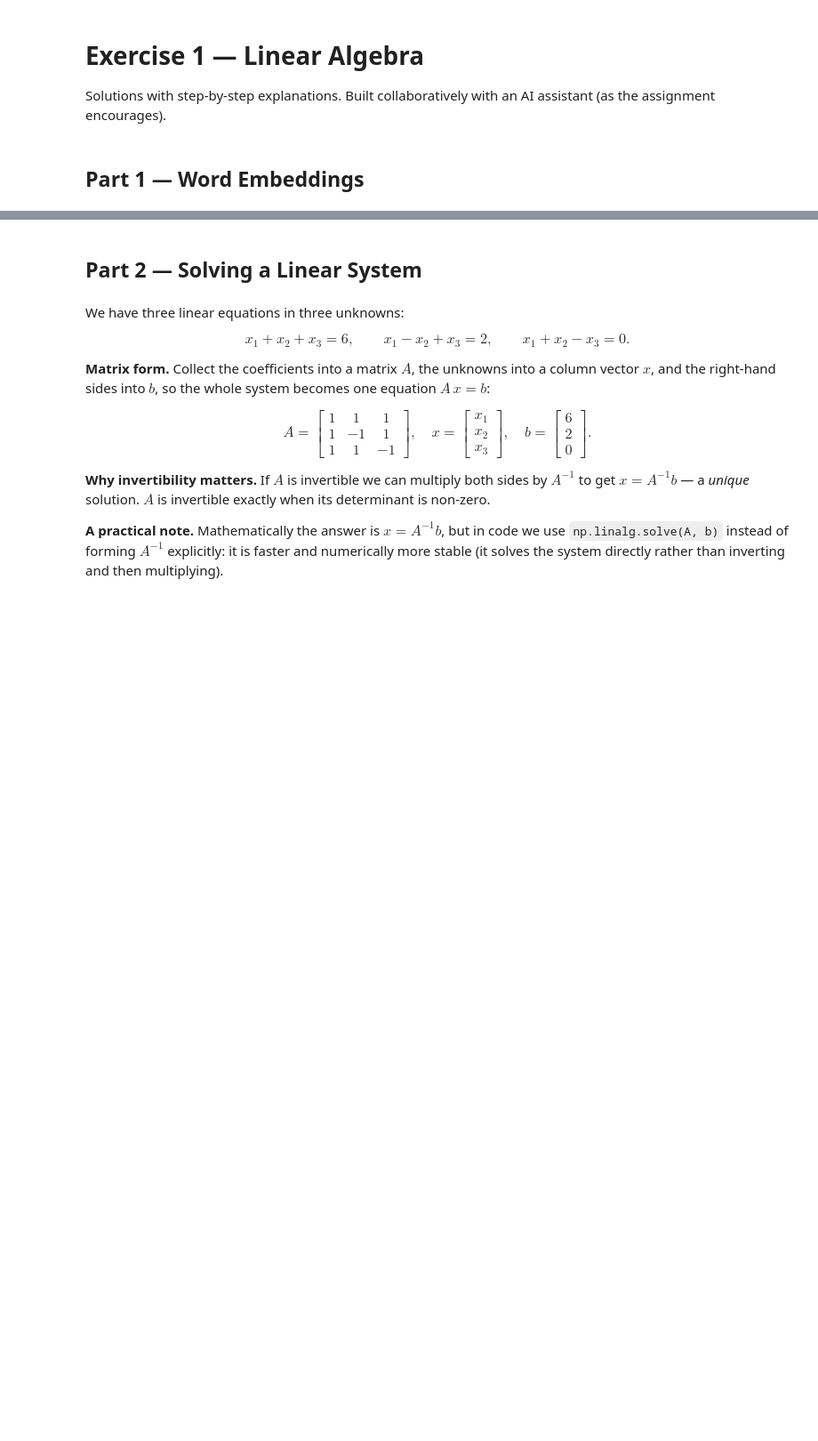
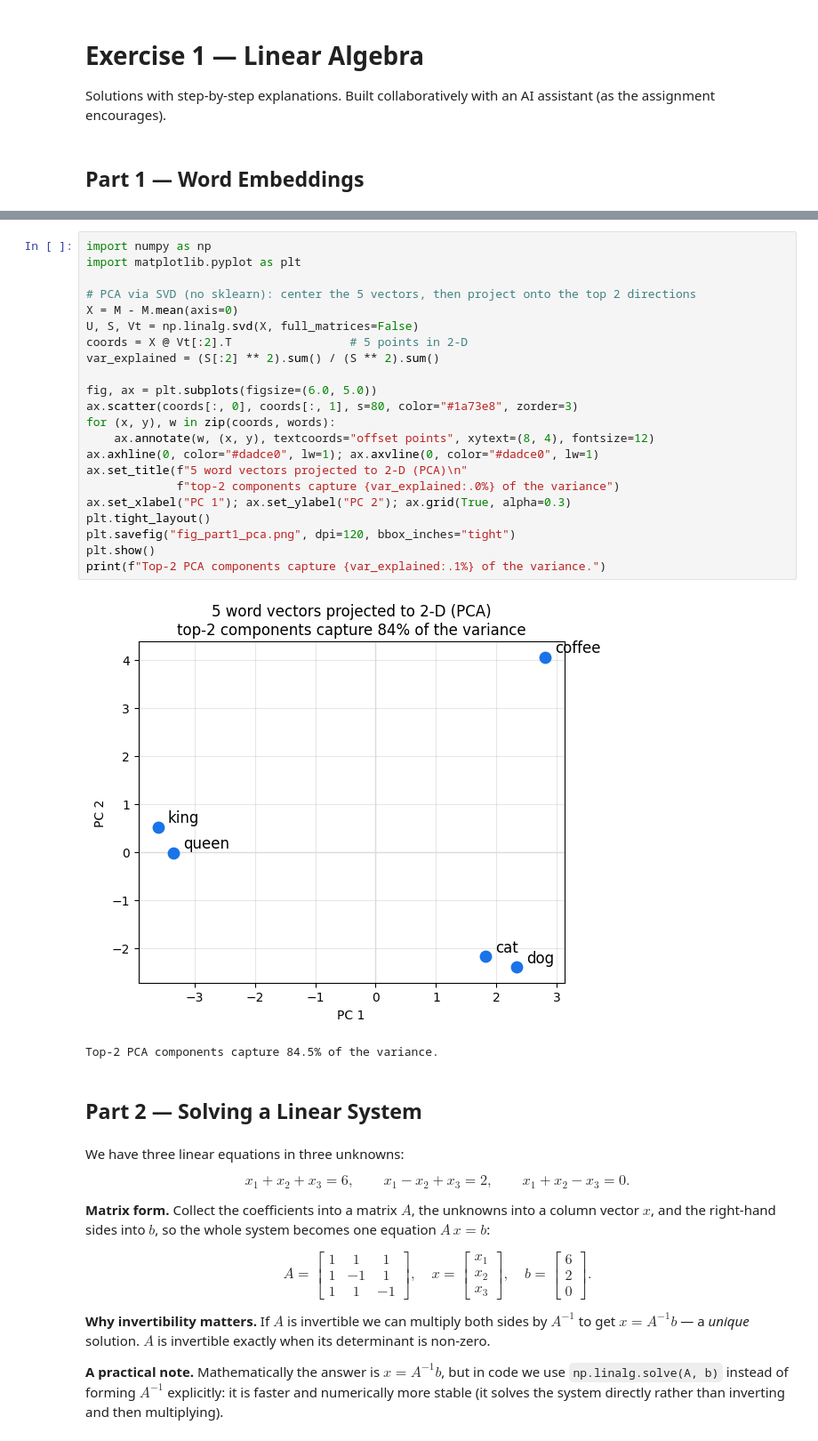
Before and after one commit to eladmintzer/linear-algebra, a Jupyter notebook: ex1/solution.ipynb, the cells around one changed output, grey strips where cells are left out. Shown at 89% size. Saved outputs shown, nothing was run; the diff lists cells and outputs as text; blank space fills up the shorter version.

```diff
--- a/ex1/solution.ipynb
+++ b/ex1/solution.ipynb
@@ -6,3 +98,28 @@ Solutions with step-by-step explanations. Built collaboratively with an AI assis
+# %%
+import numpy as np
+import matplotlib.pyplot as plt
+
+# PCA via SVD (no sklearn): center the 5 vectors, then project onto the top 2 directions
+X = M - M.mean(axis=0)
+U, S, Vt = np.linalg.svd(X, full_matrices=False)
+coords = X @ Vt[:2].T                 # 5 points in 2-D
+var_explained = (S[:2] ** 2).sum() / (S ** 2).sum()
+
+fig, ax = plt.subplots(figsize=(6.0, 5.0))
+ax.scatter(coords[:, 0], coords[:, 1], s=80, color="#1a73e8", zorder=3)
+for (x, y), w in zip(coords, words):
+    ax.annotate(w, (x, y), textcoords="offset points", xytext=(8, 4), fontsize=12)
+ax.axhline(0, color="#dadce0", lw=1); ax.axvline(0, color="#dadce0", lw=1)
+ax.set_title(f"5 word vectors projected to 2-D (PCA)\n"
+             f"top-2 components capture {var_explained:.0%} of the variance")
+ax.set_xlabel("PC 1"); ax.set_ylabel("PC 2"); ax.grid(True, alpha=0.3)
+plt.tight_layout()
+plt.savefig("fig_part1_pca.png", dpi=120, bbox_inches="tight")
+plt.show()
+print(f"Top-2 PCA components capture {var_explained:.1%} of the variance.")
+# %% [output]
+[figure, added]
+Top-2 PCA components capture 84.5% of the variance.
 # %% [markdown]
 ## Part 2 — Solving a Linear System
 # %% [markdown]
```
Also changed, not shown: parts of 5 cells of this notebook, 1 other file.
